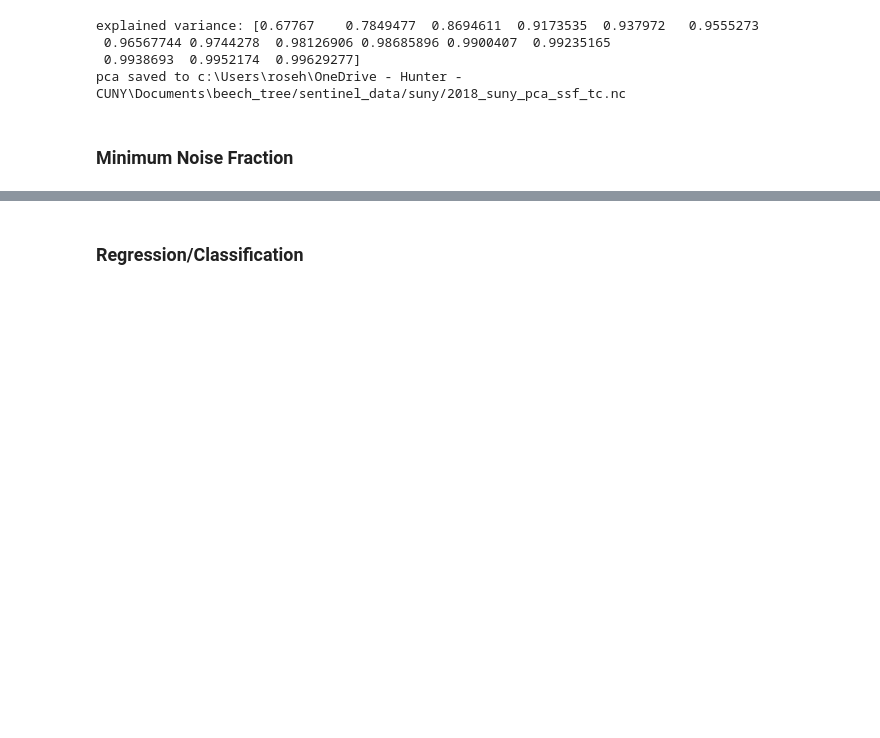
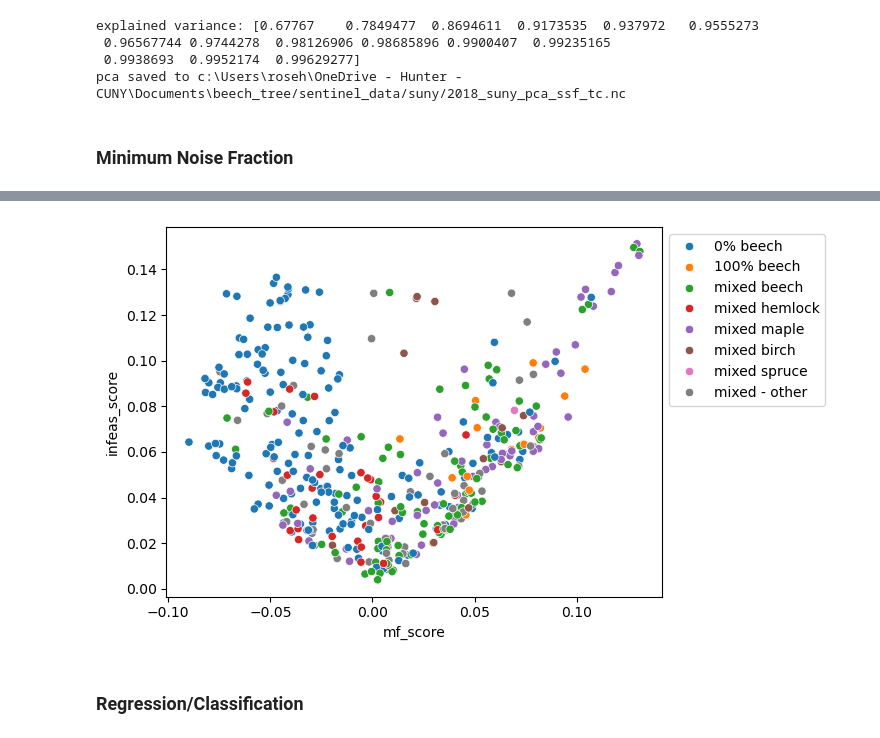
Before and after one commit to rosehanuy/beech-catskills, a Jupyter notebook: data_stack.ipynb, the cells around one changed output, grey strips where cells are left out. Cells and saved outputs as stored; diff of their text form; code cells hidden in the pictures; blank space fills up the shorter version.

```diff
--- a/data_stack.ipynb
+++ b/data_stack.ipynb
@@ -1008,3 +1022,7 @@ infeas max: 4.960038220071752, infeas min: 0.0006450289768588235, infeas mean: 0
+# %%
+bart_mtmf.plot_correlation()
+# %% [output]
+[figure, added]
 # %% [markdown]
 ### Regression/Classification
 # %%
```
Also changed, not shown: parts of 21 cells of this notebook, 1 other file.
